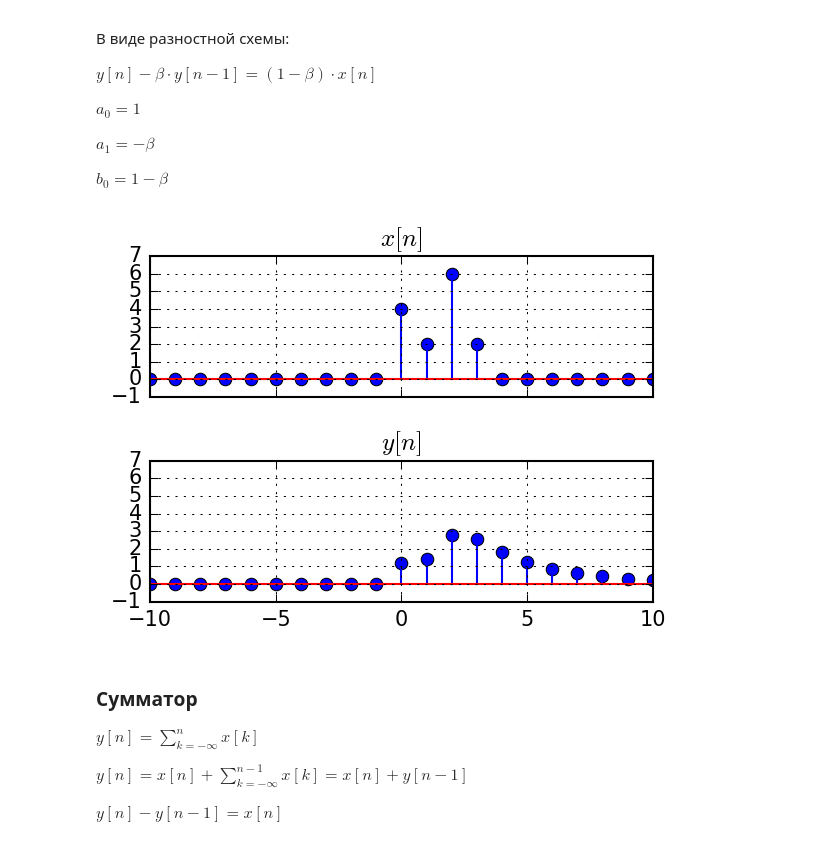
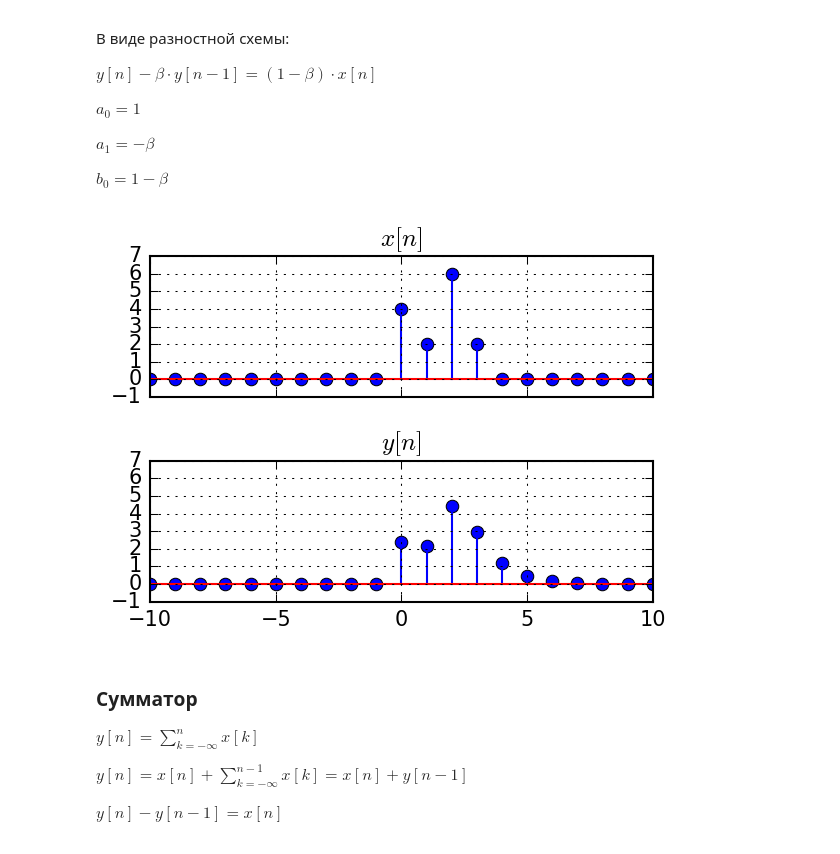
Before and after one commit to nikolaims/dsp19, a Jupyter notebook: lectures/lecture3.ipynb, the cells around one changed output. Cells and saved outputs as stored; diff of their text form; code cells hidden in the pictures.

```diff
--- a/lectures/lecture3.ipynb
+++ b/lectures/lecture3.ipynb
@@ -181,22 +181,22 @@ $a_1 = -\beta$
 
 $b_0=1-\beta$
 # %%
-beta=0.7
+beta=0.4
 y = signal.lfilter(b=[1-beta], a=[1, -beta], x=x)
 
 fig, ax = plt.subplots(2, sharex=True, sharey=True, figsize=(4,3), dpi=150)
 
 ax[0].stem(n, x)
 ax[0].set_title('$x[n]$')
 
 ax[1].stem(n, y)
 ax[1].set_title('$y[n]$')
 
 
 plt.ylim(-1, 7)
 plt.tight_layout()
 # %% [output]
-[figure, old version]
+[figure, new version]
 # %% [markdown]
 ### Сумматор
 
```
Also changed, not shown: parts of 5 cells of this notebook, 6 other files.
